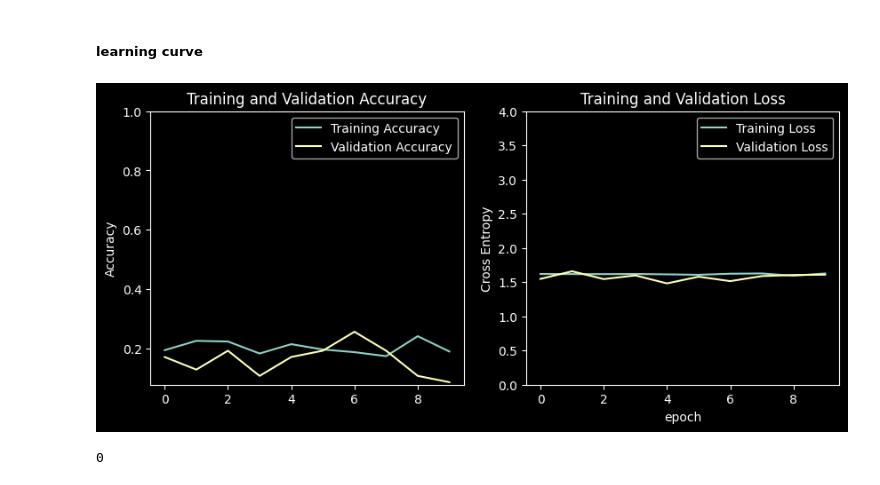
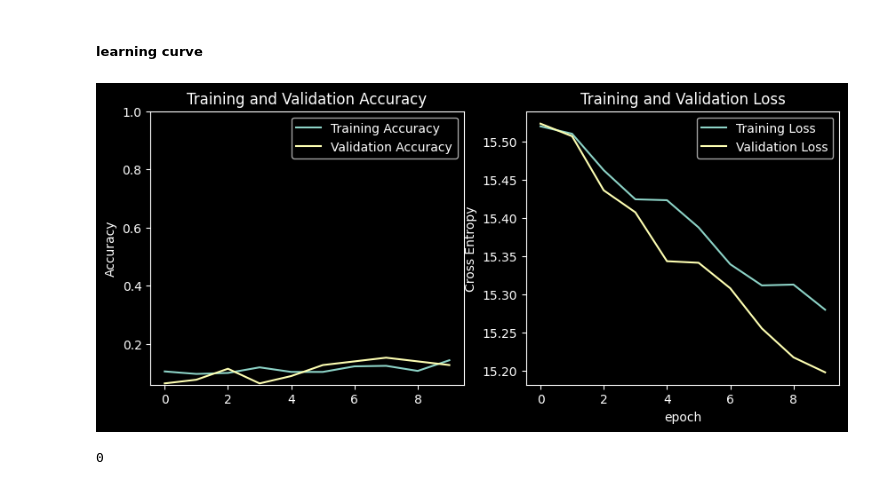
Before and after one commit to ChristopheMpagaDSTI/UBC-tumor-classification, a Jupyter notebook: tumor-classification2.ipynb, the cells around one changed output. Drawn from its saved outputs; the diff is of its cells as text; code cells hidden in the pictures.

```diff
--- a/tumor-classification2.ipynb
+++ b/tumor-classification2.ipynb
@@ -284,8 +295,8 @@ x = data_augmentation(inputs)
 x = preprocess_input(x)
 x = base_model(x,training = False)
 x = GlobalAveragePooling2D()(x)
-# x = Dense(1024, activation='relu')(x)
-# x = tf.keras.layers.Dropout(0.3)(x)
+x = Dense(1024, activation='relu',kernel_regularizer = "l2")(x)
+x = tf.keras.layers.Dropout(0.2)(x)
 predictions = Dense(5, activation='softmax')(x)
 # %%
 # this is the model we will train
@@ -352,31 +363,31 @@ Epoch 10/10
 # %%
 # plot training and validation metrics
 import matplotlib.pyplot as plt
 acc = history.history['accuracy']
 val_acc = history.history['val_accuracy']
 
 loss = history.history['loss']
 val_loss = history.history['val_loss']
 
 plt.figure(figsize=(10, 4))
 plt.subplot(1, 2, 1)
 plt.plot(acc, label='Training Accuracy')
 plt.plot(val_acc, label='Validation Accuracy')
 plt.legend(loc='upper right')
 plt.ylabel('Accuracy')
 plt.ylim([min(plt.ylim()),1])
 plt.title('Training and Validation Accuracy')
 
 plt.subplot(1, 2, 2)
 plt.plot(loss, label='Training Loss')
 plt.plot(val_loss, label='Validation Loss')
 plt.legend(loc='upper right')
 plt.ylabel('Cross Entropy')
-plt.ylim([0,4])
+# plt.ylim([0,4])
 plt.title('Training and Validation Loss')
 plt.xlabel('epoch')
 plt.show()
 # %% [output]
-[figure, old version]
+[figure, new version]
 # %%
 
```
Also changed, not shown: parts of 26 cells of this notebook.
